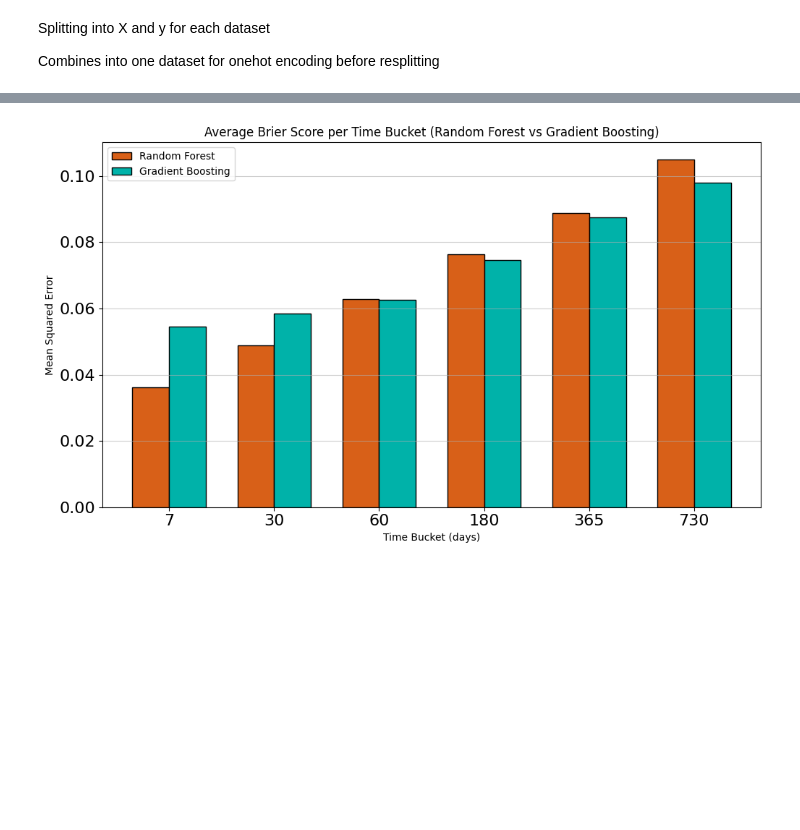
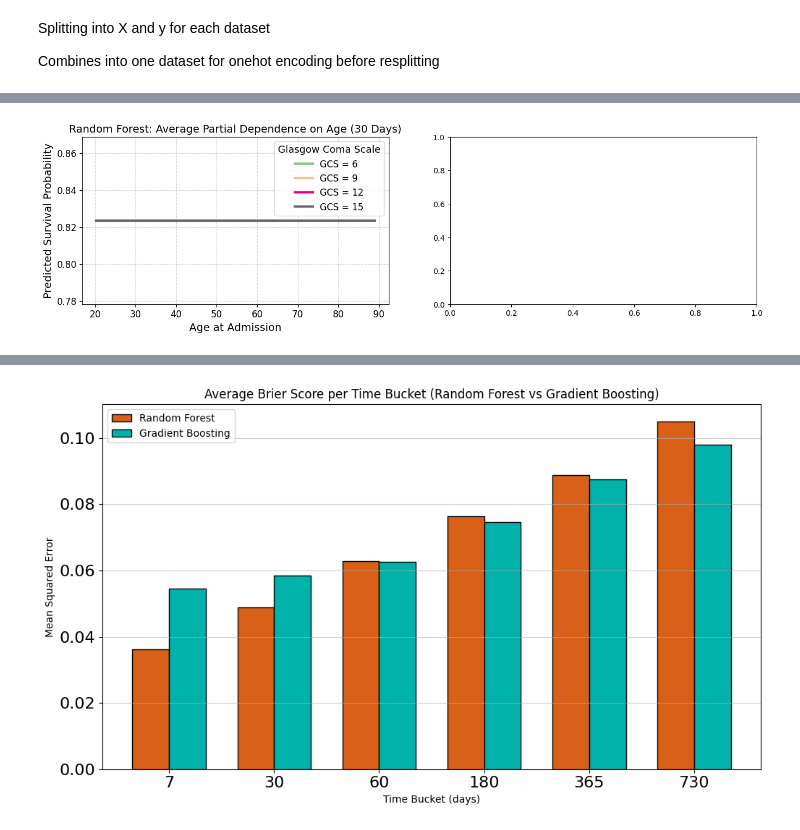
Before and after one commit to abrownjosh/mimic-survival-causal, a Jupyter notebook: Survival Analysis/CrossValidation.ipynb, the cells around one changed output, grey strips where cells are left out. Cells and saved outputs as stored; diff of their text form; code cells hidden in the pictures; blank space fills up the shorter version.

```diff
--- a/Survival Analysis/CrossValidation.ipynb
+++ b/Survival Analysis/CrossValidation.ipynb
@@ -529,0 +651,80 @@ Parameters: { "use_label_encoder" } are not used.
+# %%
+def plot_pdp_by_gcs_multitime(models, X_trains, feature_x, fixed_feature, fixed_values,
+                               model_name="Model", time_buckets=[30]):
+    """
+    Plots partial dependence of survival probability at multiple time points on `feature_x`,
+    for different fixed values of `fixed_feature`, averaged across models (e.g., imputations).
+
+    models: list of trained classifiers (e.g., RF/XGB)
+    X_trains: list of corresponding training data
+    feature_x: string, variable to vary (e.g., 'age.at.admit')
+    fixed_feature: string, variable to stratify by (e.g., 'gcs_total')
+    fixed_values: list of fixed values for `fixed_feature` (e.g., [6, 9, 12, 15])
+    time_buckets: list of time points to evaluate (e.g., [30, 60, 90])
+    """
+
+    cmap = get_cmap("Accent")
+    age_vals = np.linspace(
+        min(X[feature_x].min() for X in X_trains),
+        max(X[feature_x].max() for X in X_trains),
+        50
+    )
+
+    n_times = len(time_buckets)
+    fig, axs = plt.subplots(1, n_times, figsize=(8 * n_times, 4), squeeze=False)
+
+    for col_idx, target_time in enumerate(time_buckets):
+        ax = axs[0, col_idx]
+
+        for i, fixed_val in enumerate(fixed_values):
+            prob_curves = []
+
+            for model, X_ref in zip(models, X_trains):
+                X_base = X_ref.median(numeric_only=True).to_frame().T
+                X_base[fixed_feature] = fixed_val
+
+                probs = []
+                for age in age_vals:
+                    X_temp = X_base.copy()
+                    X_temp[feature_x] = age
+
+                    pred = model[0].predict_proba(X_temp)
+                    if isinstance(pred, list):
+                        pred = np.array(pred)
+
+                    if pred.ndim == 2 and pred.shape[1] > 1:
+                        # Assumes binary classification; index 1 = event prob
+                        prob = 1 - pred[0][1]
+                    else:
+                        prob = 1 - pred[0]
+
+                    probs.append(prob)
+
+                prob_curves.append(probs)
+
+            avg_curve = np.mean(prob_curves, axis=0)
+            color = cmap(i / (len(fixed_values) - 1))
+            ax.plot(age_vals, avg_curve, label=f"GCS = {fixed_val}", color=color, linewidth=3)
+
+        ax.set_xlabel("Age at Admission", fontsize=14)
+        ax.set_ylabel(f"Predicted Survival Probability", fontsize=14)
+        ax.set_title(f"{model_name}: Average Partial Dependence on Age ({target_time} Days)", fontsize=14)
+        ax.legend(title="Glasgow Coma Scale", fontsize=12, title_fontsize=13)
+        ax.grid(True, linestyle="--", alpha=0.5)
+        ax.tick_params(axis='both', labelsize=12)
+
+    plt.tight_layout()
+    plt.show()
+
+
+plot_pdp_by_gcs_multitime(
+    rsf_models,
+    X_train,
+    feature_x="age.at.admit",
+    fixed_feature="gcs_total",
+    fixed_values=[6, 9, 12, 15],
+    model_name="Random Forest",
+    #target_time=-30,  # Focus on 30-day predictions
+    time_buckets=[30, 60]
+)
+# %% [output]
@@ -530,3 +732,4 @@ Parameters: { "use_label_encoder" } are not used.
+[figure, added]
 # %%
 # Compute mean importance across imputations
 avg_rsf_importance = np.mean(np.stack(rf_importances), axis=0)
```
Also changed, not shown: parts of 20 cells of this notebook.
